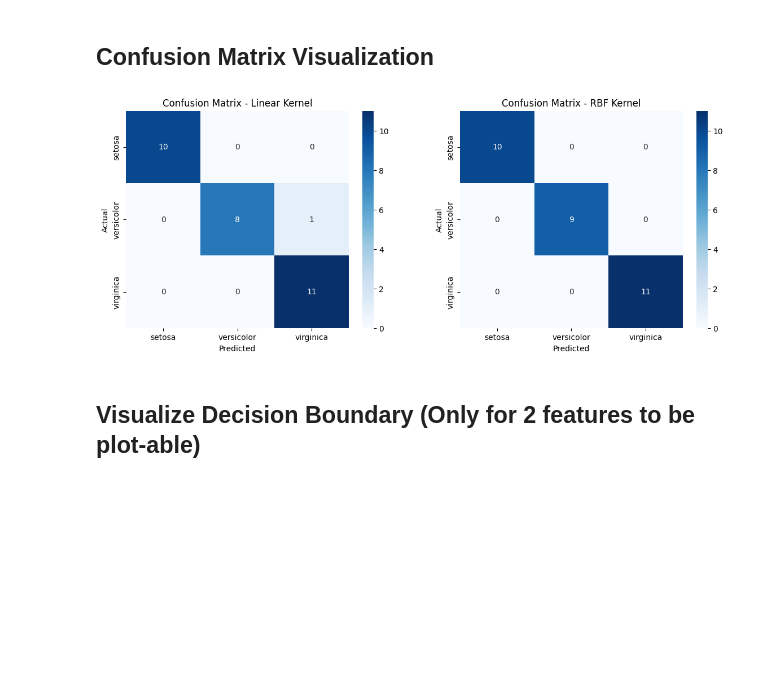
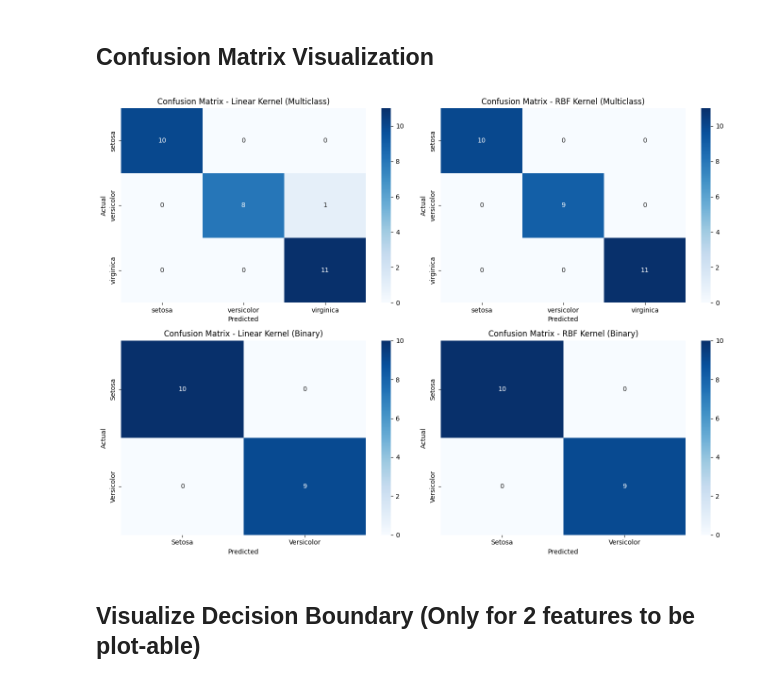
Before and after one commit to RyanGA09/codveda-ml-submission, a Jupyter notebook: Level 3 Advanced/Task_2_SVM/svm.ipynb, the cells around one changed output. Saved outputs shown, nothing was run; the diff lists cells and outputs as text; code cells hidden in the pictures; blank space fills up the shorter version.

```diff
--- a/Level 3 Advanced/Task_2_SVM/svm.ipynb
+++ b/Level 3 Advanced/Task_2_SVM/svm.ipynb
@@ -61,0 +63,4 @@ test_data['species'] = le.transform(test_data['species'])
+# %%
+print("===== BINARY CLASSIFICATION (Setosa vs Versicolor) =====")
+binary_train = train_data[train_data['species'].isin([0, 1])]
+binary_test = test_data[test_data['species'].isin([0, 1])]
@@ -63,0 +71,6 @@ test_data['species'] = le.transform(test_data['species'])
+# %%
+# Define Features and Target
+X_train_bin = binary_train.drop(columns=['species'])
+y_train_bin = binary_train['species']
+X_test_bin = binary_test.drop(columns=['species'])
+y_test_bin = binary_test['species']
@@ -63,0 +79,5 @@ test_data['species'] = le.transform(test_data['species'])
+# %%
+# Standardize Data
+scaler = StandardScaler()
+X_train_bin = scaler.fit_transform(X_train_bin)
+X_test_bin = scaler.transform(X_test_bin)
@@ -63,0 +86,7 @@ test_data['species'] = le.transform(test_data['species'])
+# %%
+# Train SVM Models
+svm_linear_bin = SVC(kernel='linear', probability=True)
+svm_rbf_bin = SVC(kernel='rbf', probability=True)
+
+svm_linear_bin.fit(X_train_bin, y_train_bin)
+svm_rbf_bin.fit(X_train_bin, y_train_bin)
@@ -123,16 +204,26 @@ AUC: 1.0
 # %% [markdown]
 ## Confusion Matrix Visualization
 # %%
-fig, axes = plt.subplots(1, 2, figsize=(14, 5))
-for ax, model, title in zip(axes, [svm_linear, svm_rbf], ["Linear Kernel", "RBF Kernel"]):
+# Confusion Matrix Visualization
+fig, axes = plt.subplots(2, 2, figsize=(14, 10))
+for ax, model, title in zip(axes[0], [svm_linear, svm_rbf], ["Linear Kernel (Multiclass)", "RBF Kernel (Multiclass)"]):
     cm = confusion_matrix(y_test, model.predict(X_test))
     sns.heatmap(cm, annot=True, fmt='d', cmap='Blues', xticklabels=le.classes_, yticklabels=le.classes_, ax=ax)
     ax.set_xlabel("Predicted")
     ax.set_ylabel("Actual")
     ax.set_title(f"Confusion Matrix - {title}")
+
+for ax, model, title in zip(axes[1], [svm_linear_bin, svm_rbf_bin], ["Linear Kernel (Binary)", "RBF Kernel (Binary)"]):
+    cm = confusion_matrix(y_test_bin, model.predict(X_test_bin))
+    sns.heatmap(cm, annot=True, fmt='d', cmap='Blues', xticklabels=['Setosa', 'Versicolor'], yticklabels=['Setosa', 'Versicolor'], ax=ax)
+    ax.set_xlabel("Predicted")
+    ax.set_ylabel("Actual")
+    ax.set_title(f"Confusion Matrix - {title}")
+
+plt.tight_layout()
 plt.show()
 # %% [output]
-[figure, old version]
+[figure, new version]
 # %% [markdown]
 ## Visualize Decision Boundary (Only for 2 features to be plot-able)
 # %%
```
Also changed, not shown: parts of 22 cells of this notebook, 1 other file.
